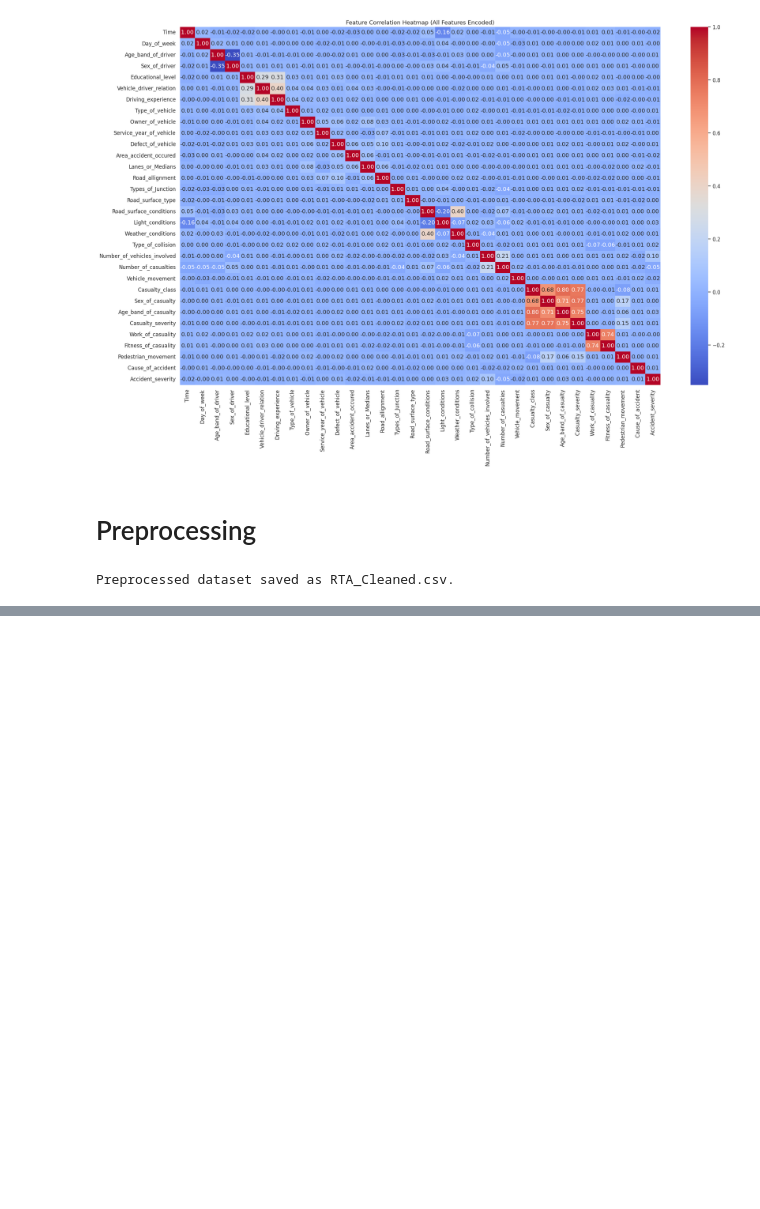
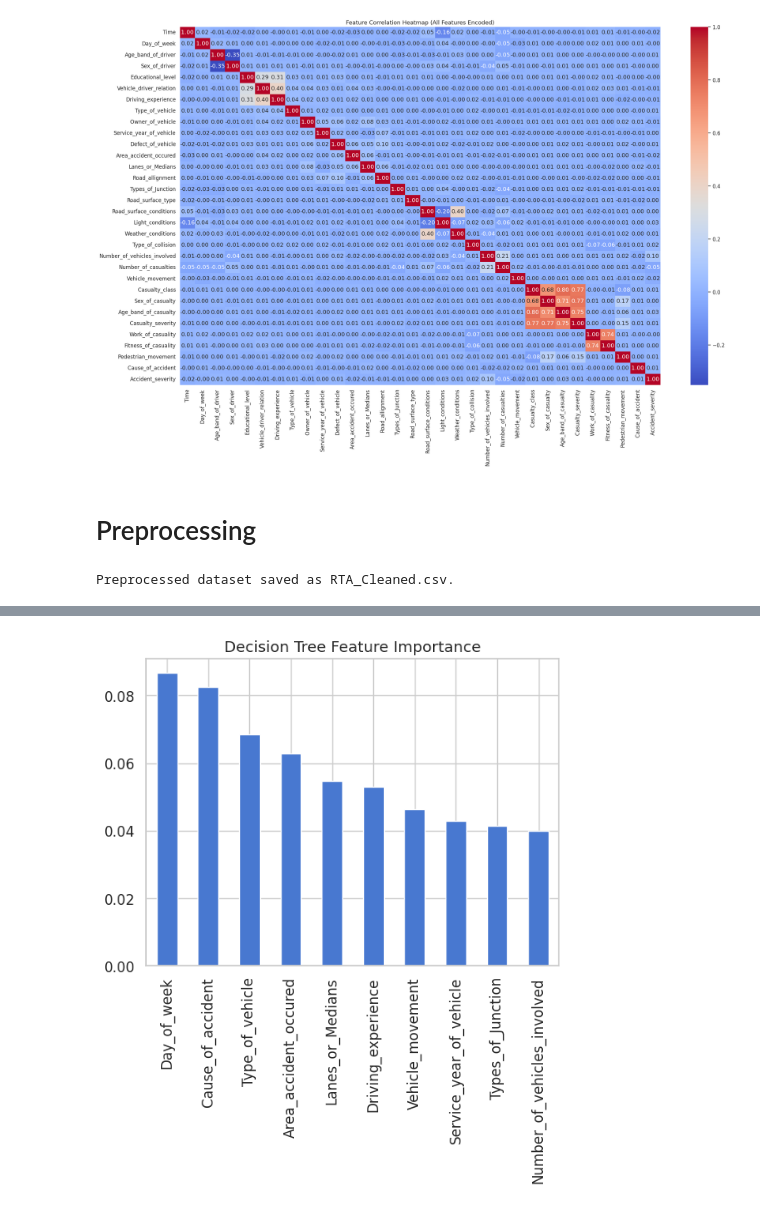
Before and after one commit to hadiaimran1090/Road-Traffic-Accidents, a Jupyter notebook: Road Traffic Accidents.ipynb, the cells around one changed output, grey strips where cells are left out. Saved outputs shown, nothing was run; the diff lists cells and outputs as text; code cells hidden in the pictures; blank space fills up the shorter version.

```diff
--- a/Road Traffic Accidents.ipynb
+++ b/Road Traffic Accidents.ipynb
@@ -174,0 +223,11 @@ Preprocessed dataset saved as RTA_Cleaned.csv.
+# %%
+# Decision Tree
+dt = DecisionTreeClassifier()
+dt.fit(X, y)
+
+dt_importance = pd.Series(dt.feature_importances_, index=X.columns)
+dt_importance.sort_values(ascending=False).head(10).plot(kind='bar')
+plt.title("Decision Tree Feature Importance")
+plt.show()
+# %% [output]
+[figure, added]
```
Also changed, not shown: parts of 23 cells of this notebook.
